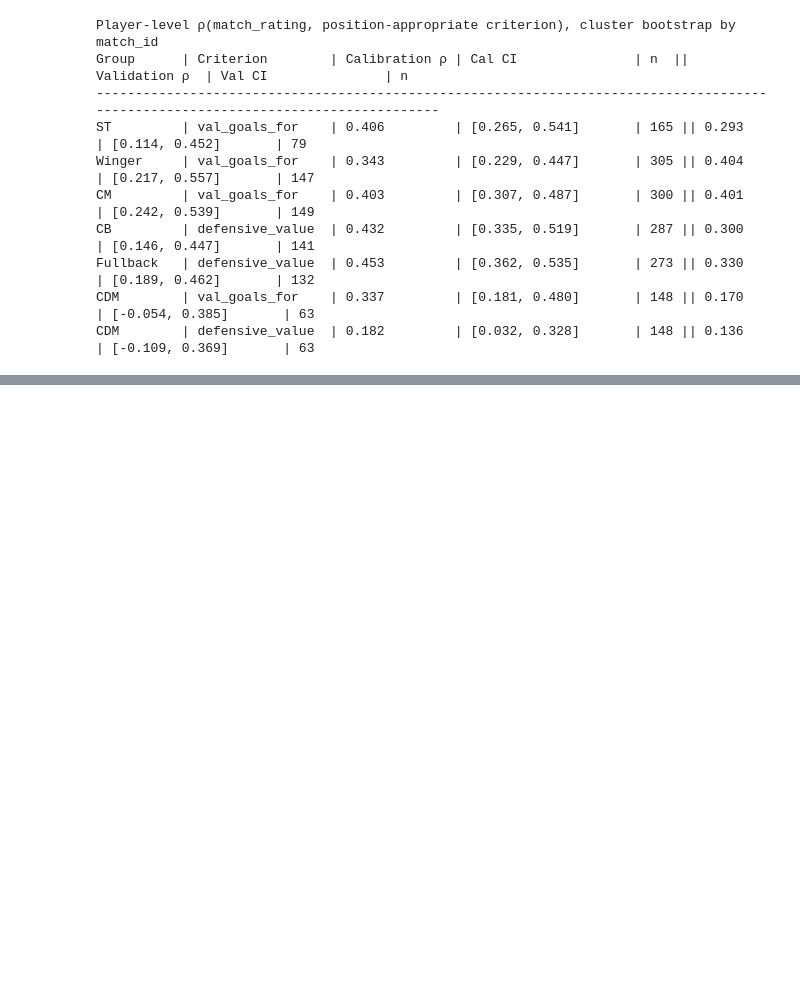
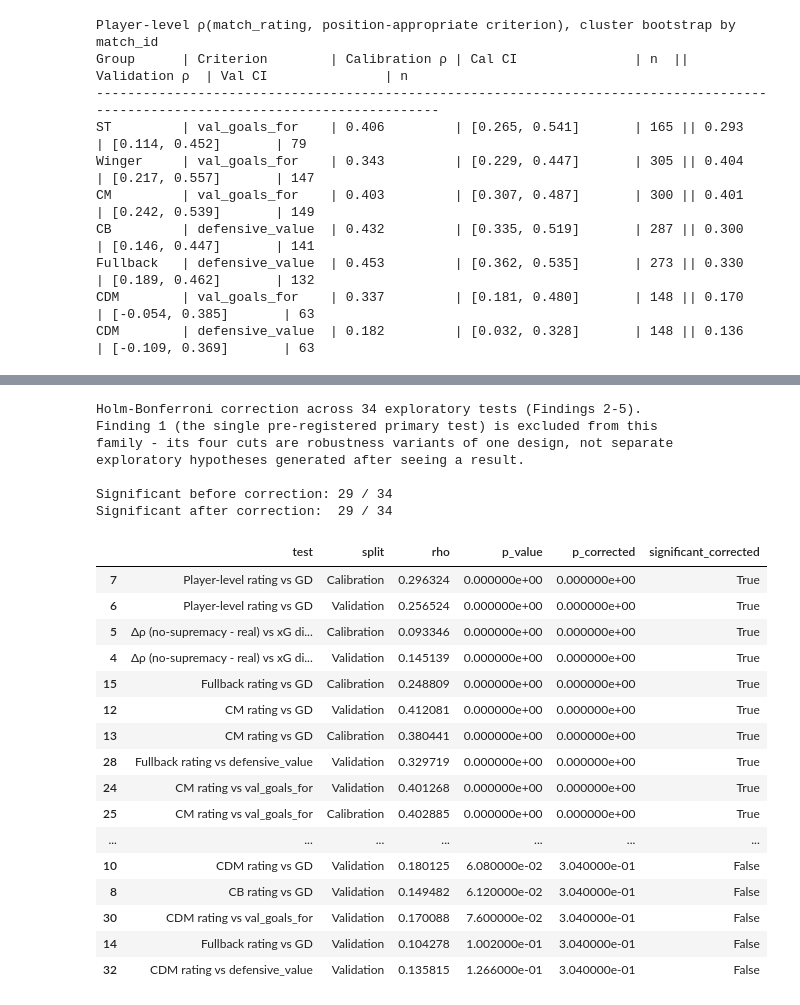
Before and after one commit to Kaziksobo/Gaffers-Clipboard, a Jupyter notebook: workshop/ratings_validation/rating_predictive_validity.ipynb, the cells around one changed output, grey strips where cells are left out. Drawn from its saved outputs; the diff is of its cells as text; code cells hidden in the pictures; blank space fills up the shorter version.

Commit message:
renamed rating v gd notebook and added conclusions

```diff
--- a/workshop/ratings_validation/ratings_v_gd.ipynb
+++ b/workshop/ratings_validation/rating_predictive_validity.ipynb
@@ -319,6 +319,16 @@ The supremacy scalar (06a) is designed to neutralise rating's relationship with
 **xG dominance** specifically, not goal difference. Re-running the same test
 against xG differential checks rating against the actual variable the scalar
 targets, rather than the proxy (GD) used in Finding 1.
+# %%
+# Collects every exploratory (non-pre-registered) test from Finding 2 onward, for
+# a joint multiple-comparisons correction at the end of the notebook. Finding 1's
+# four cuts (all/outfield x val/cal) are robustness variants of the single
+# pre-registered primary test, not separate exploratory hypotheses, and are
+# deliberately excluded from this family.
+exploratory_test_results = []
+
+def record_test(label, split, rho, p_value):
+    exploratory_test_results.append({'test': label, 'split': split, 'rho': rho, 'p_value': p_value})
 # %%
 team_df['xg_differential'] = team_df['val_xg_for'] - team_df['val_xg_against']
 
@@ -850,0 +884,43 @@ notes) to follow separately.
+# %%
+from statsmodels.stats.multitest import multipletests
+
+results_df = pd.DataFrame(exploratory_test_results)
+
+reject, corrected_p, _, _ = multipletests(results_df['p_value'], alpha=ALPHA, method='holm')
+results_df['p_corrected'] = corrected_p
+results_df['significant_raw'] = results_df['p_value'] < ALPHA
+results_df['significant_corrected'] = reject
+
+print(f"Holm-Bonferroni correction across {len(results_df)} exploratory tests (Findings 2-5).")
+print("Finding 1 (the single pre-registered primary test) is excluded from this")
+print("family - its four cuts are robustness variants of one design, not separate")
+print("exploratory hypotheses generated after seeing a result.\n")
+print(f"Significant before correction: {results_df['significant_raw'].sum()} / {len(results_df)}")
+print(f"Significant after correction:  {results_df['significant_corrected'].sum()} / {len(results_df)}\n")
+
+results_df.sort_values('p_value')[['test', 'split', 'rho', 'p_value', 'p_corrected', 'significant_corrected']]
+# %% [output]
+Holm-Bonferroni correction across 34 exploratory tests (Findings 2-5).
+Finding 1 (the single pre-registered primary test) is excluded from this
+family - its four cuts are robustness variants of one design, not separate
+exploratory hypotheses generated after seeing a result.
+
+Significant before correction: 29 / 34
+Significant after correction:  29 / 34
+|  | test | split | rho | p_value | p_corrected | significant_corrected |
+| 7 | Player-level rating vs GD | Calibration | 0.296324 | 0.000000e+00 | 0.000000e+00 | True |
+| 6 | Player-level rating vs GD | Validation | 0.256524 | 0.000000e+00 | 0.000000e+00 | True |
+| 5 | Δρ (no-supremacy - real) vs xG di... | Calibration | 0.093346 | 0.000000e+00 | 0.000000e+00 | True |
+| 4 | Δρ (no-supremacy - real) vs xG di... | Validation | 0.145139 | 0.000000e+00 | 0.000000e+00 | True |
+| 15 | Fullback rating vs GD | Calibration | 0.248809 | 0.000000e+00 | 0.000000e+00 | True |
+| 12 | CM rating vs GD | Validation | 0.412081 | 0.000000e+00 | 0.000000e+00 | True |
+| 13 | CM rating vs GD | Calibration | 0.380441 | 0.000000e+00 | 0.000000e+00 | True |
+| 28 | Fullback rating vs defensive_value | Validation | 0.329719 | 0.000000e+00 | 0.000000e+00 | True |
+| 24 | CM rating vs val_goals_for | Validation | 0.401268 | 0.000000e+00 | 0.000000e+00 | True |
+| 25 | CM rating vs val_goals_for | Calibration | 0.402885 | 0.000000e+00 | 0.000000e+00 | True |
+| ... | ... | ... | ... | ... | ... | ... |
+| 10 | CDM rating vs GD | Validation | 0.180125 | 6.080000e-02 | 3.040000e-01 | False |
+| 8 | CB rating vs GD | Validation | 0.149482 | 6.120000e-02 | 3.040000e-01 | False |
+| 30 | CDM rating vs val_goals_for | Validation | 0.170088 | 7.600000e-02 | 3.040000e-01 | False |
+| 14 | Fullback rating vs GD | Validation | 0.104278 | 1.002000e-01 | 3.040000e-01 | False |
+| 32 | CDM rating vs defensive_value | Validation | 0.135815 | 1.266000e-01 | 3.040000e-01 | False |
```
Also changed, not shown: parts of 12 cells of this notebook.
